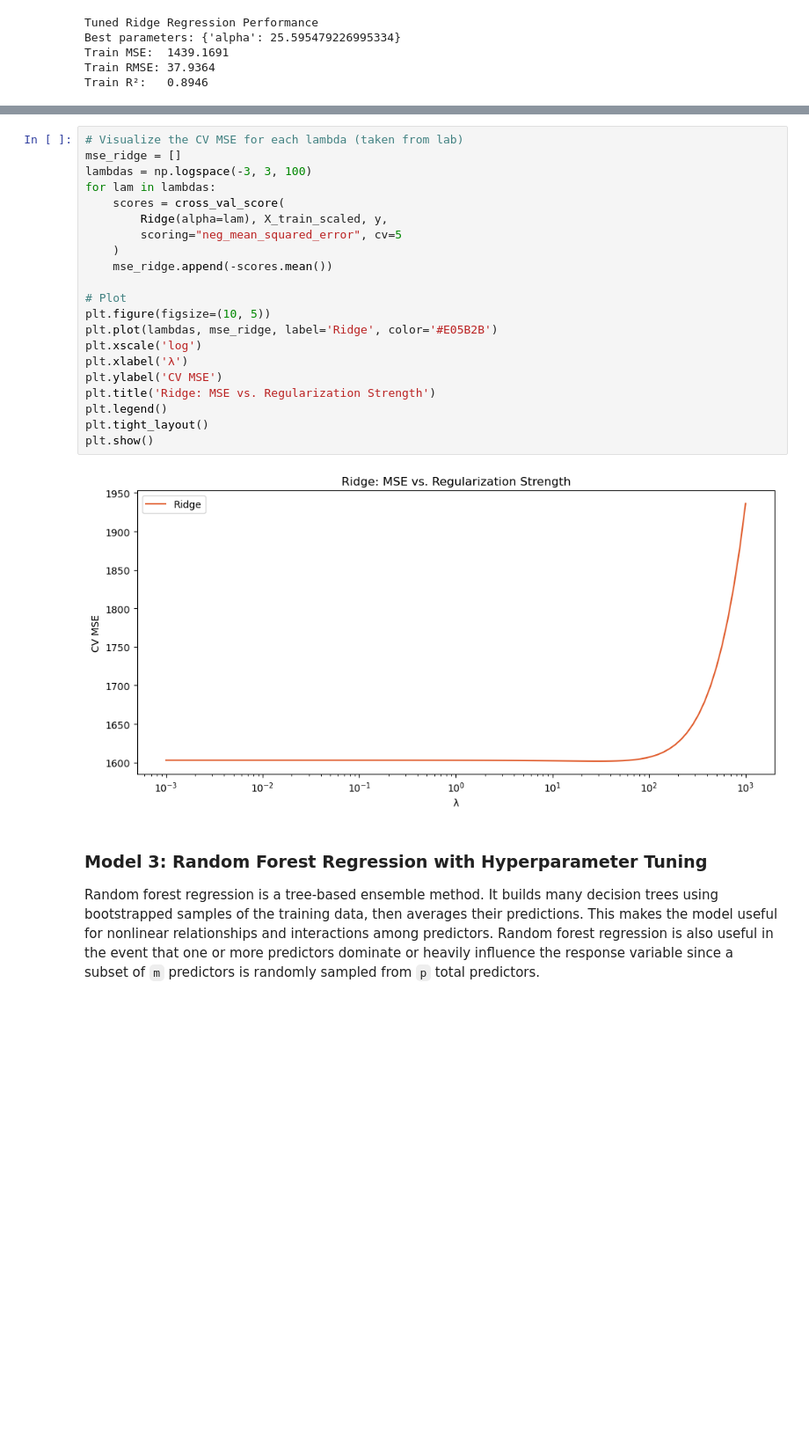
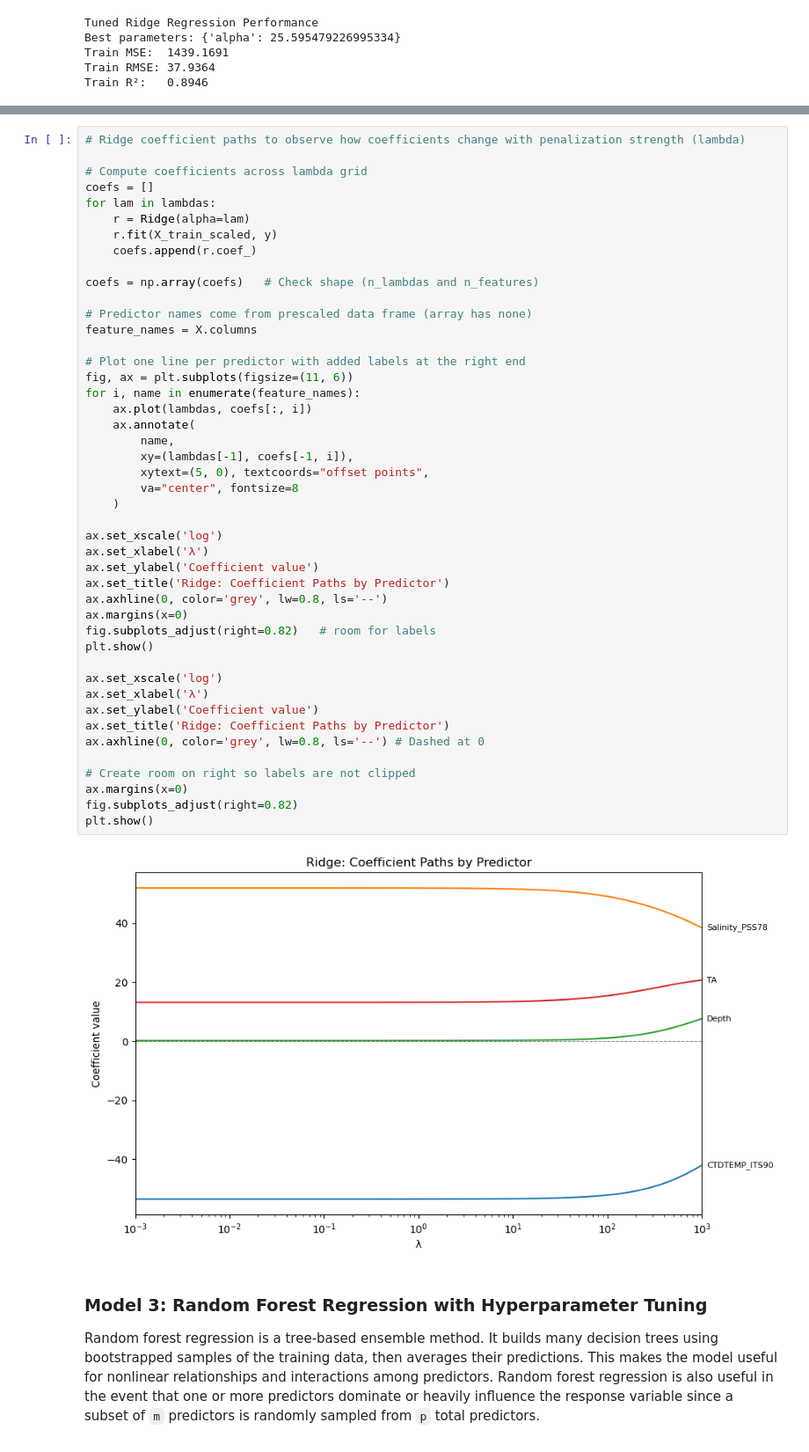
Before and after one commit to vedikaS-byte/eds-232-kaggle-competition, a Jupyter notebook: kaggle-notebook-competition.ipynb, the cells around one changed output, grey strips where cells are left out. Shown at 88% size. Drawn from its saved outputs; the diff is of its cells as text; blank space fills up the shorter version.

```diff
--- a/kaggle-notebook-competition.ipynb
+++ b/kaggle-notebook-competition.ipynb
@@ -290,26 +294,50 @@ Train R²:   0.8946
 # %%
-# Visualize the CV MSE for each lambda (taken from lab)
-mse_ridge = []
-lambdas = np.logspace(-3, 3, 100)
+# Ridge coefficient paths to observe how coefficients change with penalization strength (lambda)
+
+# Compute coefficients across lambda grid
+coefs = []
 for lam in lambdas:
-    scores = cross_val_score(
-        Ridge(alpha=lam), X_train_scaled, y,
-        scoring="neg_mean_squared_error", cv=5
+    r = Ridge(alpha=lam)
+    r.fit(X_train_scaled, y)
+    coefs.append(r.coef_)
+
+coefs = np.array(coefs)   # Check shape (n_lambdas and n_features)
+
+# Predictor names come from prescaled data frame (array has none)
+feature_names = X.columns
+
+# Plot one line per predictor with added labels at the right end
+fig, ax = plt.subplots(figsize=(11, 6))
+for i, name in enumerate(feature_names):
+    ax.plot(lambdas, coefs[:, i])
+    ax.annotate(
+        name,
+        xy=(lambdas[-1], coefs[-1, i]),
+        xytext=(5, 0), textcoords="offset points",
+        va="center", fontsize=8
     )
-    mse_ridge.append(-scores.mean())
 
-# Plot
-plt.figure(figsize=(10, 5))
-plt.plot(lambdas, mse_ridge, label='Ridge', color='#E05B2B')
-plt.xscale('log')
-plt.xlabel('λ')
-plt.ylabel('CV MSE')
-plt.title('Ridge: MSE vs. Regularization Strength')
-plt.legend()
-plt.tight_layout()
+ax.set_xscale('log')
+ax.set_xlabel('λ')
+ax.set_ylabel('Coefficient value')
+ax.set_title('Ridge: Coefficient Paths by Predictor')
+ax.axhline(0, color='grey', lw=0.8, ls='--')
+ax.margins(x=0)
+fig.subplots_adjust(right=0.82)   # room for labels
 plt.show()
+
+ax.set_xscale('log')
+ax.set_xlabel('λ')
+ax.set_ylabel('Coefficient value')
+ax.set_title('Ridge: Coefficient Paths by Predictor')
+ax.axhline(0, color='grey', lw=0.8, ls='--') # Dashed at 0
+
+# Create room on right so labels are not clipped
+ax.margins(x=0)
+fig.subplots_adjust(right=0.82)
+plt.show()
 # %% [output]
-[figure, old version]
+[figure, new version]
 # %% [markdown]
 ### Model 3: Random Forest Regression with Hyperparameter Tuning
 
```
Also changed, not shown: parts of 5 cells of this notebook.
